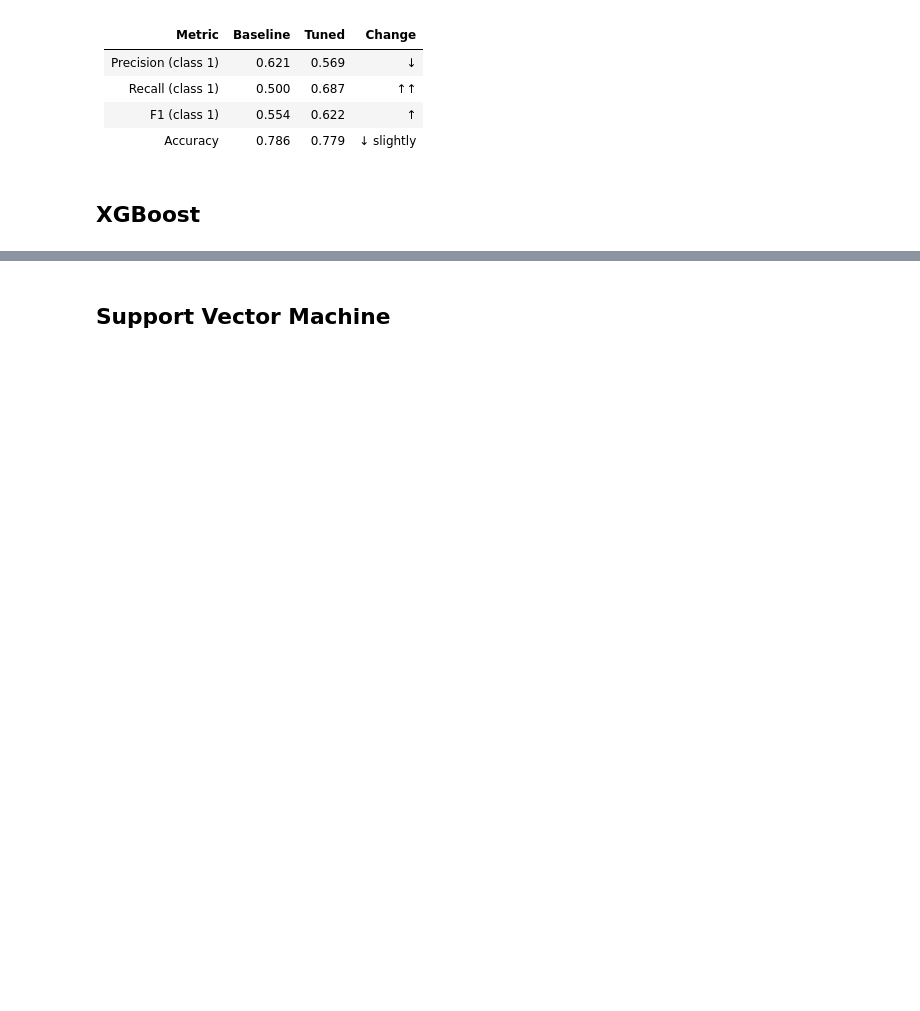
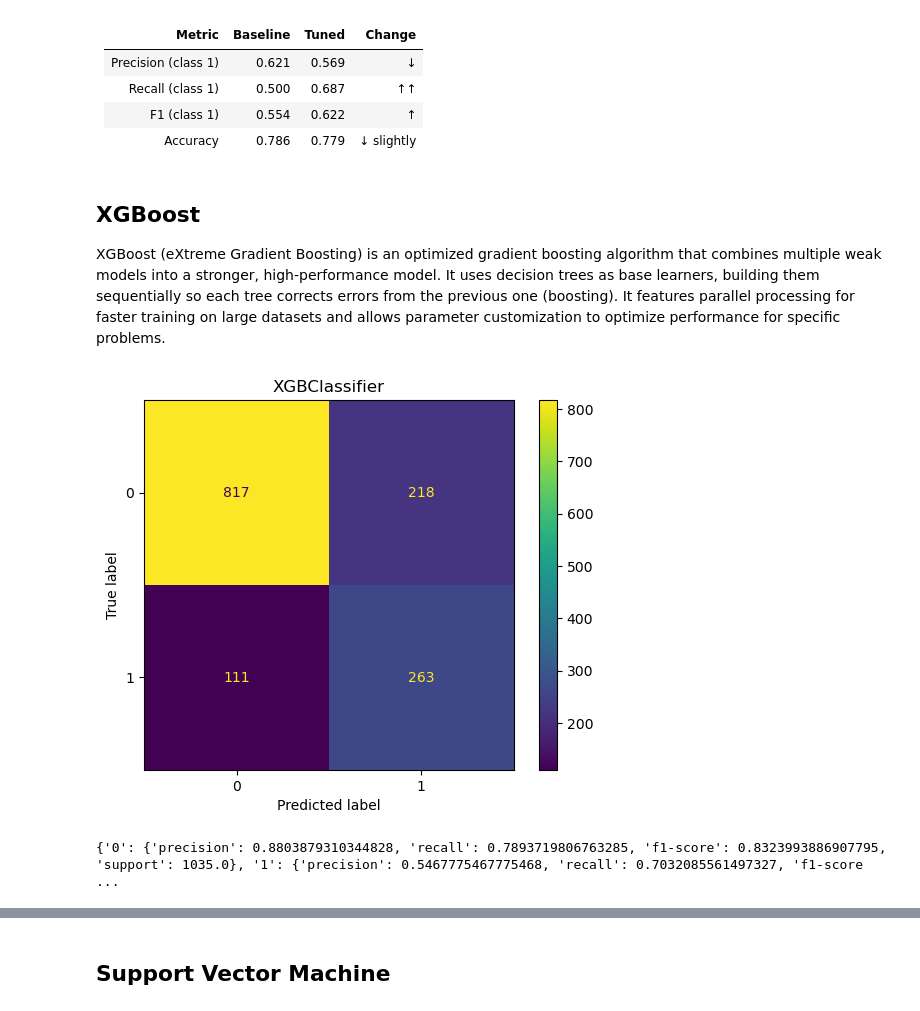
Before and after one commit to anarmsilva10/customer_churn, a Jupyter notebook: notebooks/04_models.ipynb, the cells around one changed output, grey strips where cells are left out. Saved outputs shown, nothing was run; the diff lists cells and outputs as text; code cells hidden in the pictures; blank space fills up the shorter version.

Commit message:
xgboost models without feature engineering dataset

```diff
--- a/notebooks/04_models.ipynb
+++ b/notebooks/04_models.ipynb
@@ -119,3 +119,12 @@ Precision drops slightly (0.621 → 0.569), meaning slightly more false alarms
 | Accuracy | 0.786 | 0.779 | ↓ slightly |
 # %% [markdown]
 ## XGBoost
+
+XGBoost (eXtreme Gradient Boosting) is an optimized gradient boosting algorithm that combines multiple weak models into a stronger, high-performance model. It uses decision trees as base learners, building them sequentially so each tree corrects errors from the previous one (boosting). It features parallel processing for faster training on large datasets and allows parameter customization to optimize performance for specific problems.
+# %%
+baseline_model, report = xgboost.model_baseline(X_train, X_test, y_train, y_test)
+
+print(report)
+# %% [output]
+[figure, added]
+{'0': {'precision': 0.8803879310344828, 'recall': 0.7893719806763285, 'f1-score': 0.8323993886907795, 'support': 1035.0}, '1': {'precision': 0.5467775467775468, 'recall': 0.7032085561497327, 'f1-score ...
```
Also changed, not shown: parts of 4 cells of this notebook, 1 other file.
